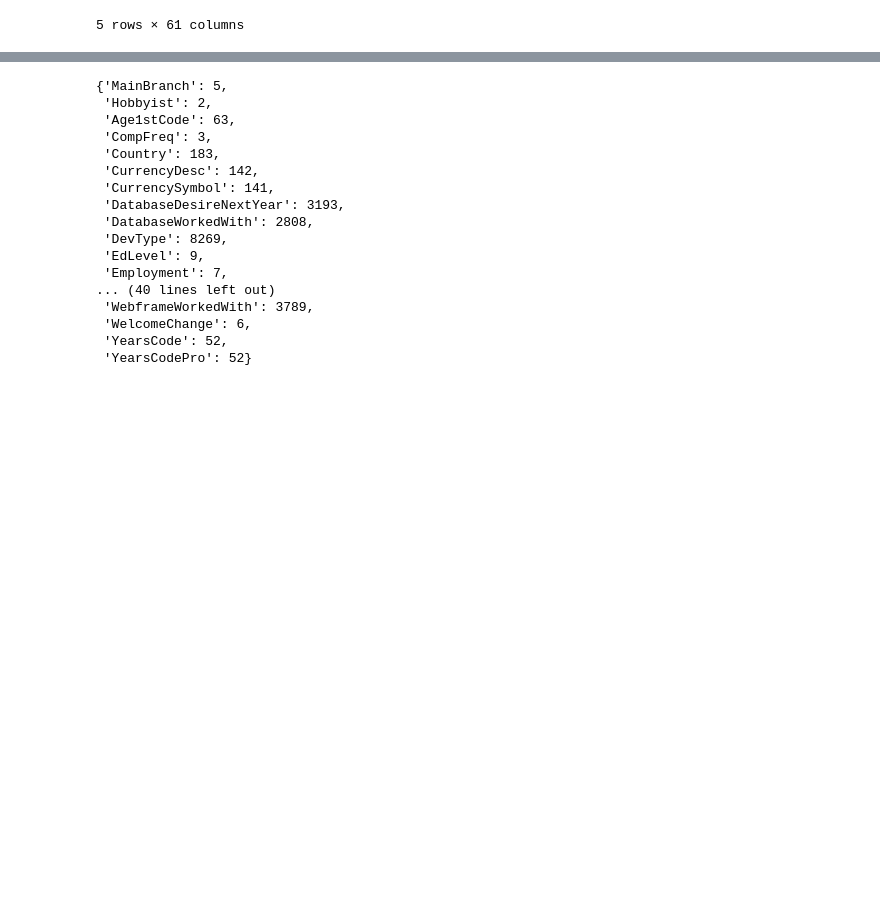
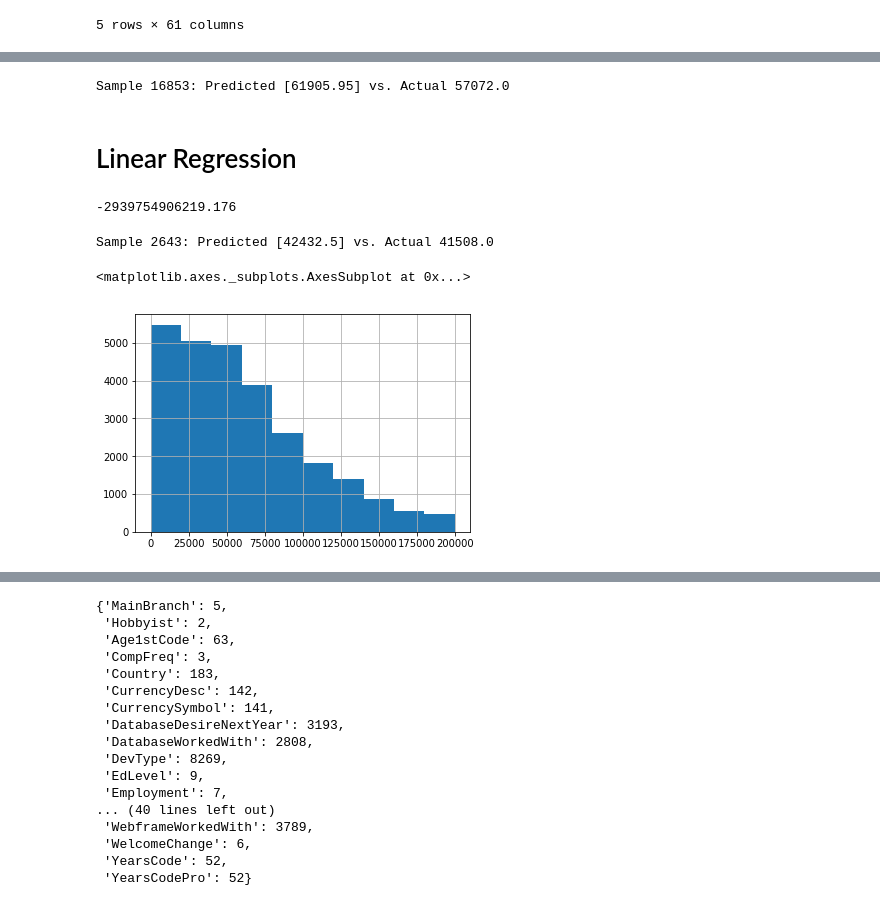
Before and after one commit to kevinclee26/salary_prediction, a Jupyter notebook: model/Untitled.ipynb, the cells around one changed output, grey strips where cells are left out. Cells and saved outputs as stored; diff of their text form; code cells hidden in the pictures; blank space fills up the shorter version.

Commit message:
updated model

```diff
--- a/model/Untitled.ipynb
+++ b/model/Untitled.ipynb
@@ -42,0 +290,14 @@ df.head()
+# %%
+# X=df[['ConvertedComp']]
+X=df[(df['ConvertedComp']<=200000)][['ConvertedComp']]
+for each_col in numericals:
+    X=pd.concat([X, pd.to_numeric(df[each_col], errors='coerce')], axis=1)
+for each_col in categoricals:
+    X=pd.concat([X, pd.get_dummies(df[each_col])], axis=1)
+for each_col in multi_options:
+    X=pd.concat([X, df[each_col].str.get_dummies(sep=';')], axis=1)
+# %%
+input_ary=X.dropna().drop('ConvertedComp', axis=1)
+y=X.dropna()['ConvertedComp']
+print(input_ary.shape)
+sorted(input_ary.columns)
@@ -42,0 +355,14 @@ df.head()
+# %%
+sample=random.randint(0, len(input_ary))
+print(f'Sample {sample}: Predicted {rfr.predict([input_ary.iloc[sample]])} vs. Actual {y.iloc[sample]}')
+# %% [output]
+Sample 16853: Predicted [61905.95] vs. Actual 57072.0
+# %% [markdown]
+# Linear Regression
+# %%
+from sklearn.linear_model import LinearRegression
+lr=LinearRegression()
+lr.fit(X_train, y_train)
+lr.score(X_test, y_test)
+# %% [output]
+-2939754906219.176
@@ -42,0 +371,10 @@ df.head()
+# %%
+sample=random.randint(0, len(input_ary))
+print(f'Sample {sample}: Predicted {lr.predict([input_ary.iloc[sample]])} vs. Actual {y.iloc[sample]}')
+# %% [output]
+Sample 2643: Predicted [42432.5] vs. Actual 41508.0
+# %%
+y.hist()
+# %% [output]
+<matplotlib.axes._subplots.AxesSubplot at 0x...>
+[figure, added]
```
Also changed, not shown: parts of 37 cells of this notebook, 1 other file.
